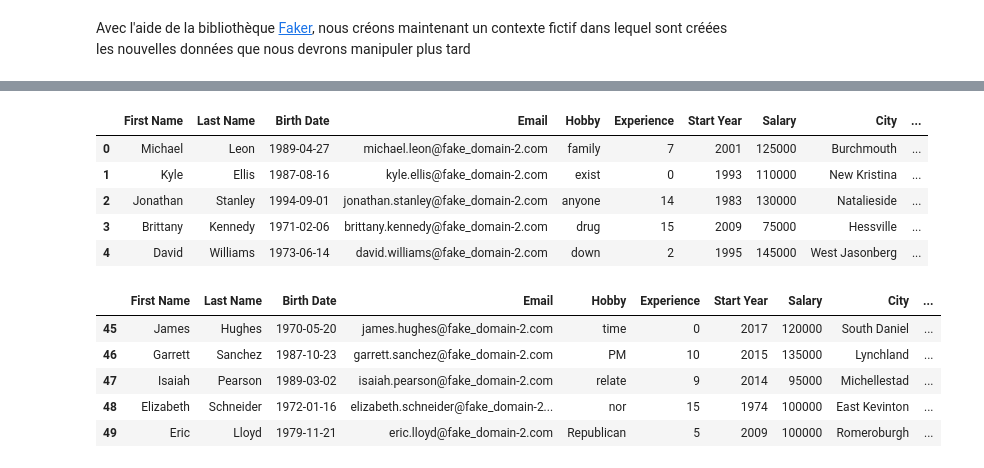
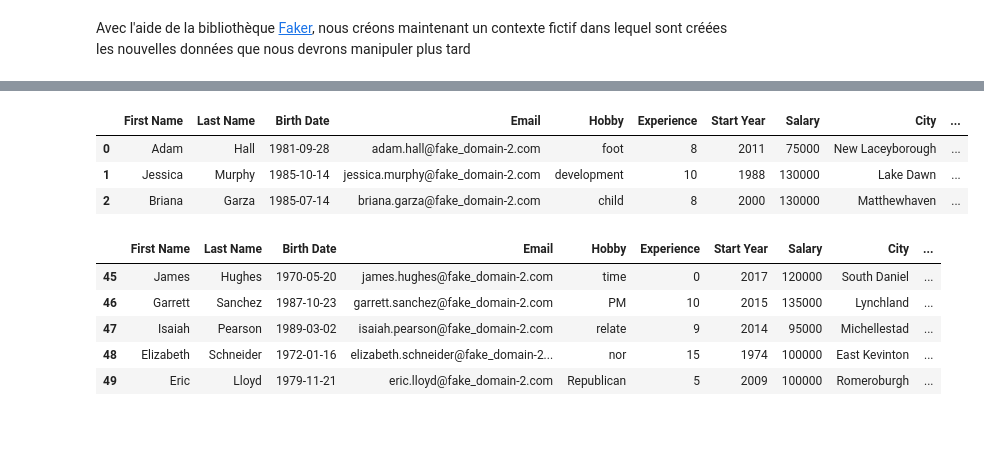
Before and after one commit to unil-ish/POOP, a Jupyter notebook: jupyter_classes/2_day/2_Day.ipynb, the cells around one changed output, grey strips where cells are left out. Cells and saved outputs as stored; diff of their text form; code cells hidden in the pictures; blank space fills up the shorter version.

```diff
--- a/jupyter_classes/2_day/2_Day.ipynb
+++ b/jupyter_classes/2_day/2_Day.ipynb
@@ -101,3 +98,7 @@ famille_chiens_df.plot(kind='bar',layout=(4,5))
 # Exercices Pandas (autres fonctions)
 # %% [markdown]
 Avec l'aide de la bibliothèque [Faker](https://faker.readthedocs.io/en/master/), nous créons maintenant un contexte fictif dans lequel sont créées les nouvelles données que nous devrons manipuler plus tard
+# %%
+from faker import Faker
+fake = Faker('en_US')
+type(fake)
@@ -168,12 +171,10 @@ df
 # %%
-df.head()
+df.head(3)
 # %% [output]
 |  | First Name | Last Name | Birth Date | Email | Hobby | Experience | Start Year | Salary | City | ... |
-| 0 | Michael | Leon | 1989-04-27 | michael.leon@fake_domain-2.com | family | 7 | 2001 | 125000 | Burchmouth | ... |
-| 1 | Kyle | Ellis | 1987-08-16 | kyle.ellis@fake_domain-2.com | exist | 0 | 1993 | 110000 | New Kristina | ... |
-| 2 | Jonathan | Stanley | 1994-09-01 | jonathan.stanley@fake_domain-2.com | anyone | 14 | 1983 | 130000 | Natalieside | ... |
-| 3 | Brittany | Kennedy | 1971-02-06 | brittany.kennedy@fake_domain-2.com | drug | 15 | 2009 | 75000 | Hessville | ... |
-| 4 | David | Williams | 1973-06-14 | david.williams@fake_domain-2.com | down | 2 | 1995 | 145000 | West Jasonberg | ... |
+| 0 | Adam | Hall | 1981-09-28 | adam.hall@fake_domain-2.com | foot | 8 | 2011 | 75000 | New Laceyborough | ... |
+| 1 | Jessica | Murphy | 1985-10-14 | jessica.murphy@fake_domain-2.com | development | 10 | 1988 | 130000 | Lake Dawn | ... |
+| 2 | Briana | Garza | 1985-07-14 | briana.garza@fake_domain-2.com | child | 8 | 2000 | 130000 | Matthewhaven | ... |
 # %%
 df.tail()
 # %% [output]
```
Also changed, not shown: parts of 5 cells of this notebook.
